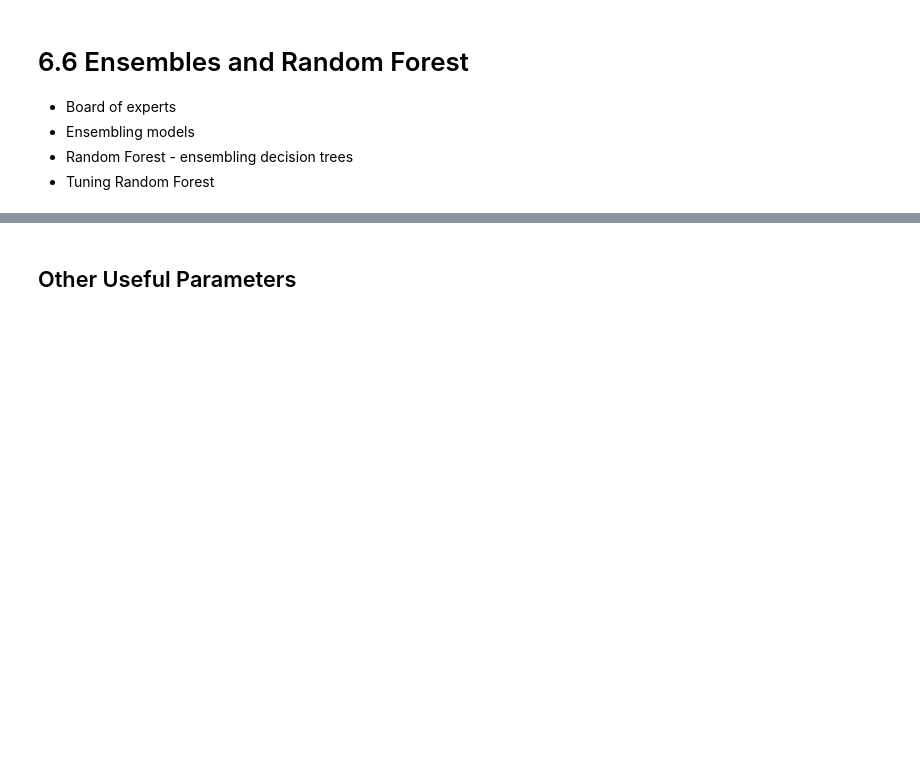
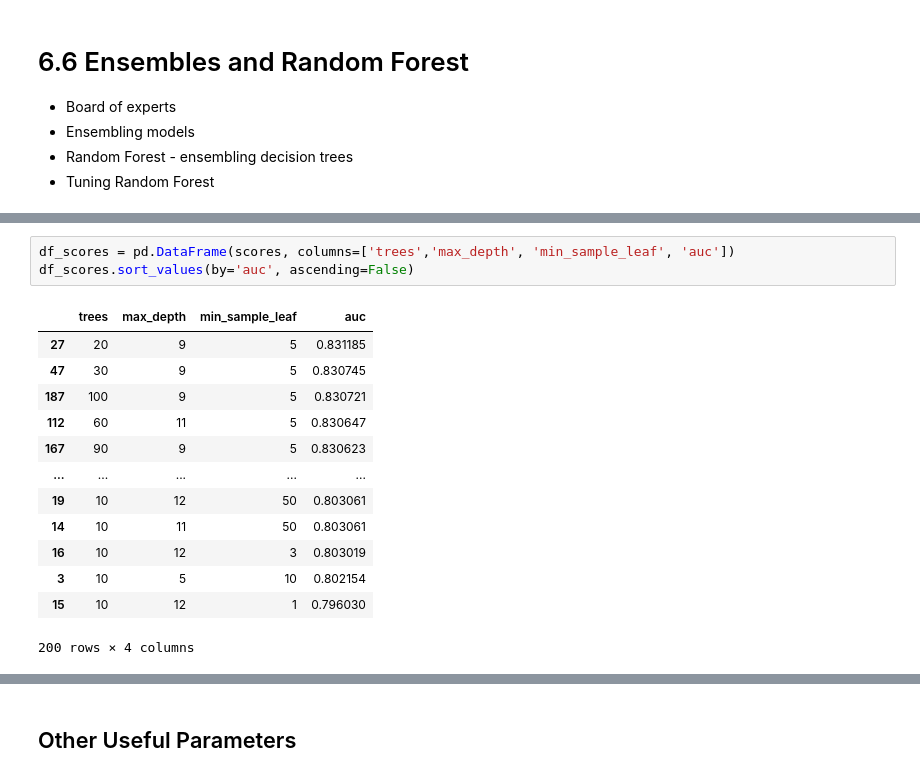
Before and after one commit to kelvin-meyet/MLOps-I-mlzmcmp, a Jupyter notebook: 04-trees_credit-risk/credit-risk-modelling.ipynb, the cells around one changed output, grey strips where cells are left out. Saved outputs shown, nothing was run; the diff lists cells and outputs as text; blank space fills up the shorter version.

```diff
--- a/04-trees_credit-risk/credit-risk-modelling.ipynb
+++ b/04-trees_credit-risk/credit-risk-modelling.ipynb
@@ -471,0 +547,17 @@ Type:      function
+# %%
+df_scores = pd.DataFrame(scores, columns=['trees','max_depth', 'min_sample_leaf', 'auc'])
+df_scores.sort_values(by='auc', ascending=False)
+# %% [output]
+|  | trees | max_depth | min_sample_leaf | auc |
+| 27 | 20 | 9 | 5 | 0.831185 |
+| 47 | 30 | 9 | 5 | 0.830745 |
+| 187 | 100 | 9 | 5 | 0.830721 |
+| 112 | 60 | 11 | 5 | 0.830647 |
+| 167 | 90 | 9 | 5 | 0.830623 |
+| ... | ... | ... | ... | ... |
+| 19 | 10 | 12 | 50 | 0.803061 |
+| 14 | 10 | 11 | 50 | 0.803061 |
+| 16 | 10 | 12 | 3 | 0.803019 |
+| 3 | 10 | 5 | 10 | 0.802154 |
+| 15 | 10 | 12 | 1 | 0.796030 |
+200 rows × 4 columns
```
Also changed, not shown: parts of 22 cells of this notebook.
